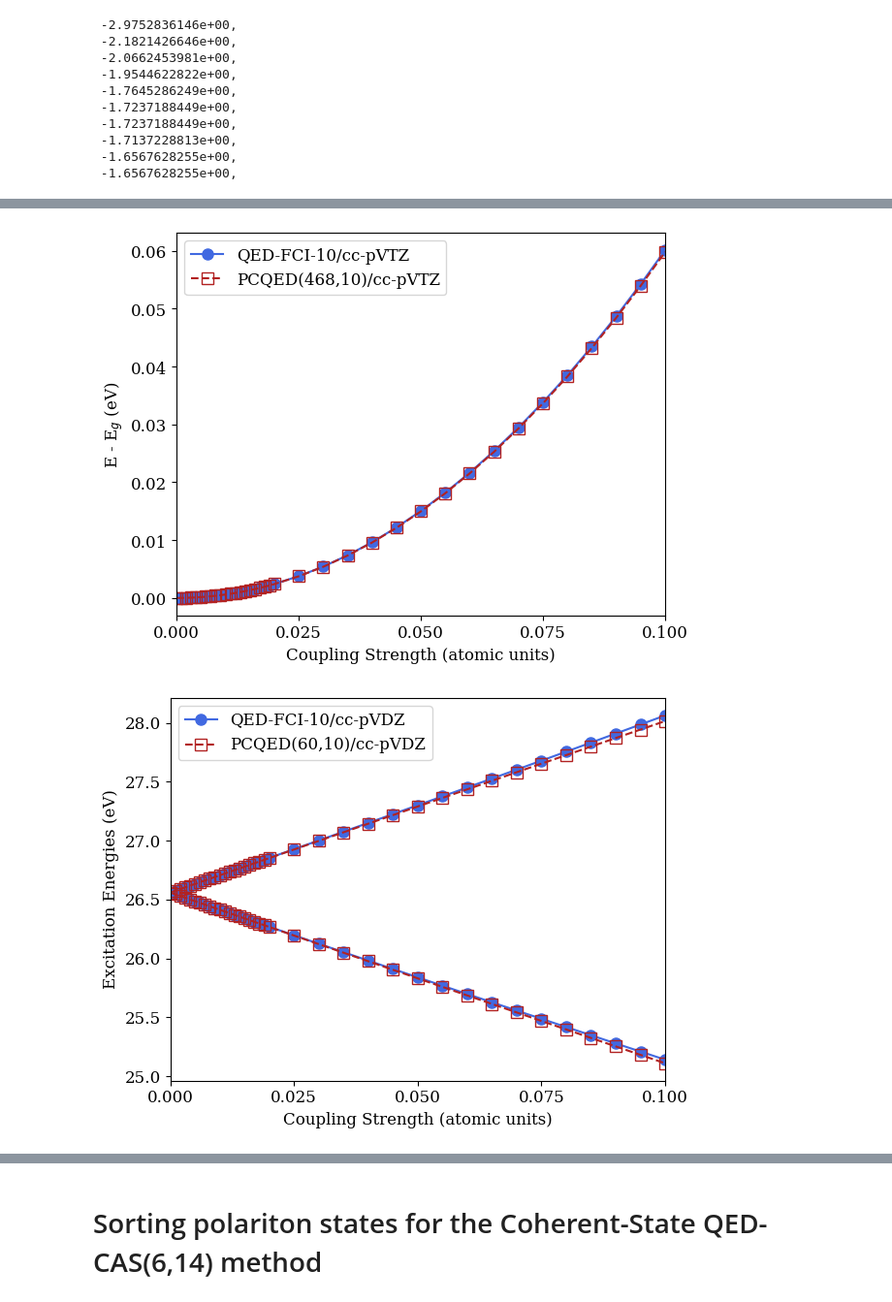
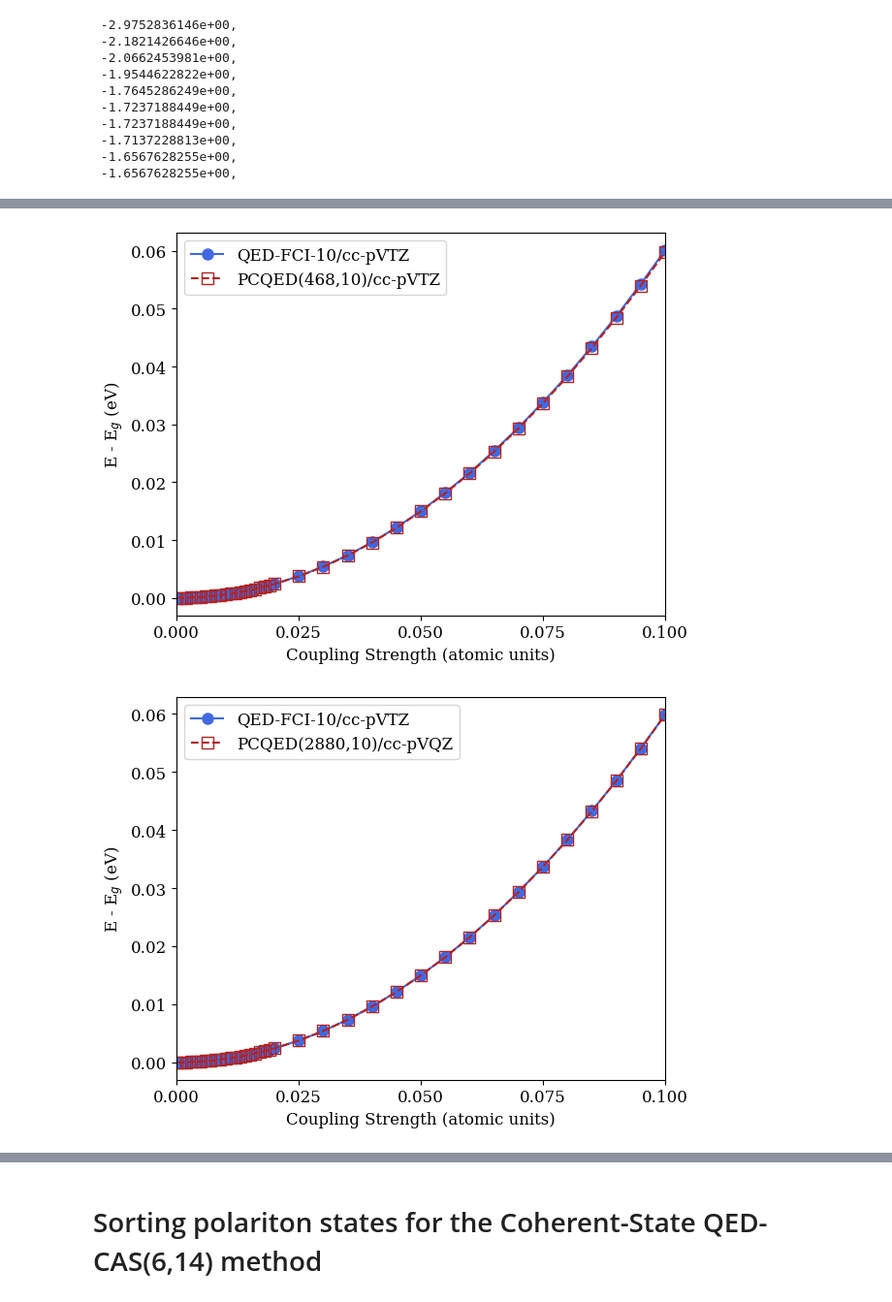
Before and after one commit to boss-bee/data_repository, a Jupyter notebook: json_scripts/new_HHep_plots.ipynb, the cells around one changed output, grey strips where cells are left out. Shown: that part at 97% size. Saved outputs shown, nothing was run; the diff lists cells and outputs as text; code cells hidden in the pictures.

```diff
--- a/json_scripts/new_HHep_plots.ipynb
+++ b/json_scripts/new_HHep_plots.ipynb
@@ -145,35 +146,60 @@ plt.ylabel("E - E$_g$ (eV)")
 plt.tight_layout()
 plt.legend()
 plt.savefig("Ground_State_cc_pVTZ.png", dpi=200)
+plt.show()
+
+
+plt.plot(l_arraydz[:,2], (energyqz[:,0]-energyqz[0,0]) * 27.2114, color=COLOUR3, linestyle="solid", marker="o", ms="8", mfc=COLOUR3, label="QED-FCI-10/cc-pVTZ")
+plt.plot(l_arraydz[:,2], (rqz_g-rqz_g[0]) * 27.2114, color=COLOUR1, linestyle="dashed", marker="s", ms="8", mfc="none", label="PCQED(2880,10)/cc-pVQZ")
+plt.xticks([0, 0.025, 0.050, 0.075, 0.100])
+plt.xlim(0.00, 0.1)
+plt.xlabel("Coupling Strength (atomic units)")
+plt.ylabel("E - E$_g$ (eV)")
+plt.tight_layout()
+plt.legend()
+plt.savefig("Ground_State_cc_pVQZ.png", dpi=200)
 plt.show()
 
 
 plt.plot(l_arraydz[:,2], (energydz[:,2]-energydz[:,0]) * 27.2114, color=COLOUR3, linestyle="solid", marker="o", ms="8", mfc=COLOUR3, label="QED-FCI-10/cc-pVDZ")
 plt.plot(l_arraydz[:,2], (energydz[:,3]-energydz[:,0]) * 27.2114, color=COLOUR3, linestyle="solid", marker="o", ms="8", mfc=COLOUR3)
 plt.plot(l_arraydz[:,2], (rdz_lp-rdz_g) * 27.2114, color=COLOUR1, linestyle="dashed", marker="s", ms="8", mfc="none", label="PCQED(60,10)/cc-pVDZ")
 plt.plot(l_arraydz[:,2], (rdz_up-rdz_g) * 27.2114, color=COLOUR1, linestyle="dashed", marker="s", ms="8", mfc="none")
 plt.xticks([0, 0.025, 0.050, 0.075, 0.100])
 plt.xlim(0.00, 0.1)
 plt.xlabel("Coupling Strength (atomic units)")
 plt.ylabel("Excitation Energies (eV)")
 plt.tight_layout()
 plt.legend()
 plt.savefig("Polariton_Energies_cc-pVDZ.png", dpi=200)
 plt.show()
 
 plt.plot(l_arraydz[:,2], (energytz[:,2]-energytz[:,0]) * 27.2114, color=COLOUR3, linestyle="solid", marker="o", ms="8", mfc=COLOUR3, label="QED-FCI-10/cc-pVTZ")
 plt.plot(l_arraydz[:,2], (energytz[:,3]-energytz[:,0]) * 27.2114, color=COLOUR3, linestyle="solid", marker="o", ms="8", mfc=COLOUR3)
 plt.plot(l_arraydz[:,2], (rtz_lp-rtz_g) * 27.2114, color=COLOUR1, linestyle="dashed", marker="s", ms="8", mfc="none", label="PCQED(468,10)/cc-pVTZ")
 plt.plot(l_arraydz[:,2], (rtz_up-rtz_g) * 27.2114, color=COLOUR1, linestyle="dashed", marker="s", ms="8", mfc="none")
 plt.xticks([0, 0.025, 0.050, 0.075, 0.100])
 plt.xlim(0.00, 0.1)
 plt.xlabel("Coupling Strength (atomic units)")
 plt.ylabel("Excitation Energies (eV)")
 plt.tight_layout()
 plt.legend()
 plt.savefig("Polariton_Energies_cc-pVTZ.png", dpi=200)
 plt.show()
+
+plt.plot(l_arraydz[:,2], (energyqz[:,2]-energyqz[:,0]) * 27.2114, color=COLOUR3, linestyle="solid", marker="o", ms="8", mfc=COLOUR3, label="QED-FCI-10/cc-pVTZ")
+plt.plot(l_arraydz[:,2], (energyqz[:,3]-energyqz[:,0]) * 27.2114, color=COLOUR3, linestyle="solid", marker="o", ms="8", mfc=COLOUR3)
+plt.plot(l_arraydz[:,2], (rqz_lp-rqz_g) * 27.2114, color=COLOUR1, linestyle="dashed", marker="s", ms="8", mfc="none", label="PCQED(2880,10)/cc-pVQZ")
+plt.plot(l_arraydz[:,2], (rqz_up-rqz_g) * 27.2114, color=COLOUR1, linestyle="dashed", marker="s", ms="8", mfc="none")
+plt.xticks([0, 0.025, 0.050, 0.075, 0.100])
+plt.xlim(0.00, 0.1)
+plt.xlabel("Coupling Strength (atomic units)")
+plt.ylabel("Excitation Energies (eV)")
+plt.tight_layout()
+plt.legend()
+plt.savefig("Polariton_Energies_cc-pVQZ.png", dpi=200)
+plt.show()
 # %% [output]
 [figure]
 [figure]
-[figure, old version]
+[figure, new version]
```
Also changed, not shown: parts of 2 cells of this notebook, 40 other files.
